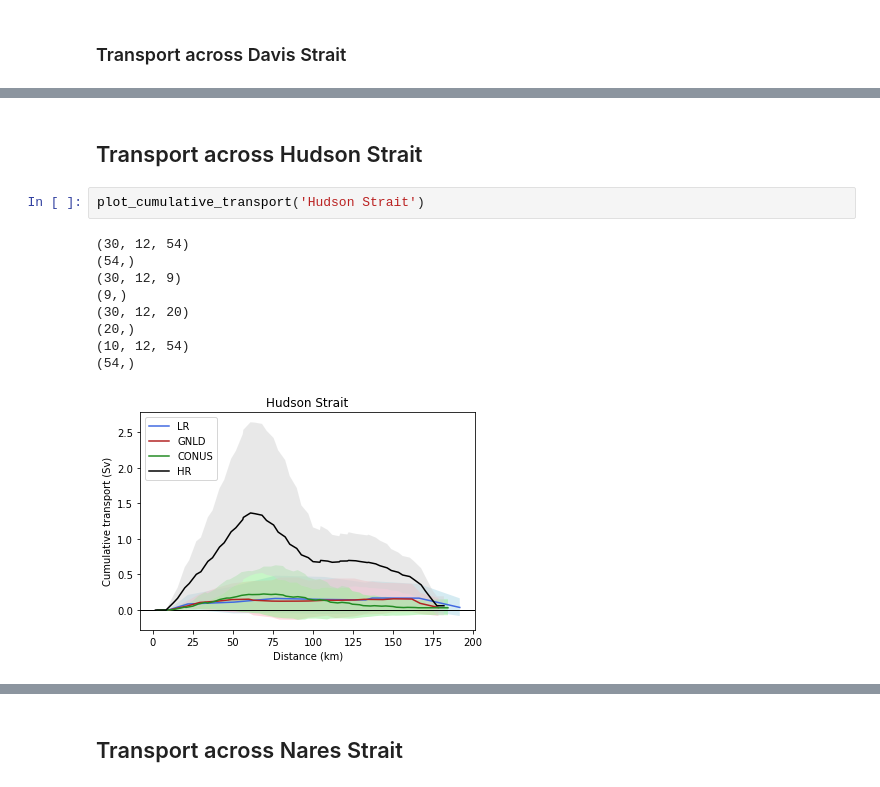
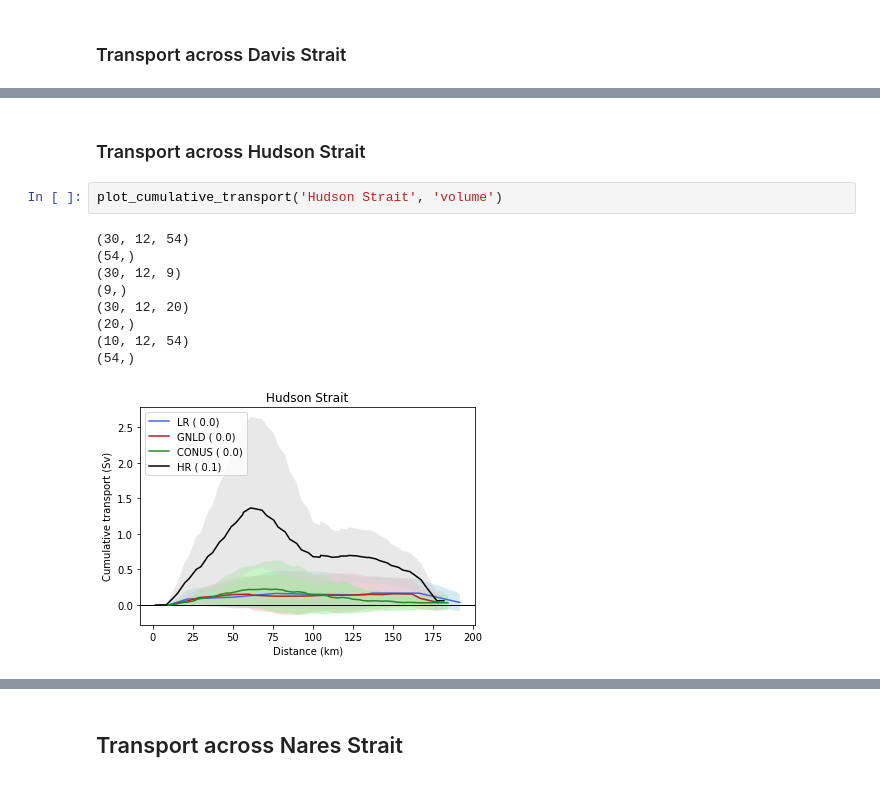
Before and after one commit to qingli411/mpasanalysis, a Jupyter notebook: plot_LabSea_transport_transects.ipynb, the cells around one changed output, grey strips where cells are left out. Cells and saved outputs as stored; diff of their text form.

```diff
--- a/plot_LabSea_transport_transects.ipynb
+++ b/plot_LabSea_transport_transects.ipynb
@@ -127,14 +196,14 @@ plot_cumulative_transport('Davis Strait')
 # %% [markdown]
-## Transport across Hudson Strait
+### Transport across Hudson Strait
 # %%
-plot_cumulative_transport('Hudson Strait')
+plot_cumulative_transport('Hudson Strait', 'volume')
 # %% [output]
 (30, 12, 54)
 (54,)
 (30, 12, 9)
 (9,)
 (30, 12, 20)
 (20,)
 (10, 12, 54)
 (54,)
-[figure, old version]
+[figure, new version]
```
Also changed, not shown: parts of 18 cells of this notebook, 1 other file.
